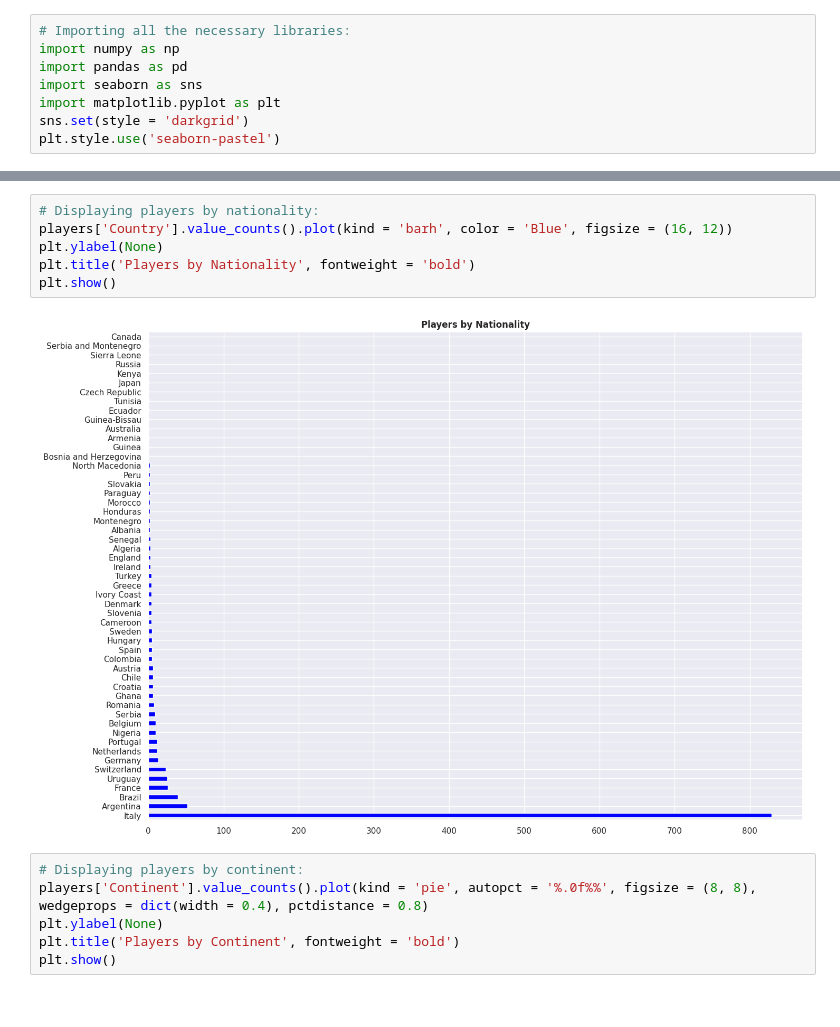
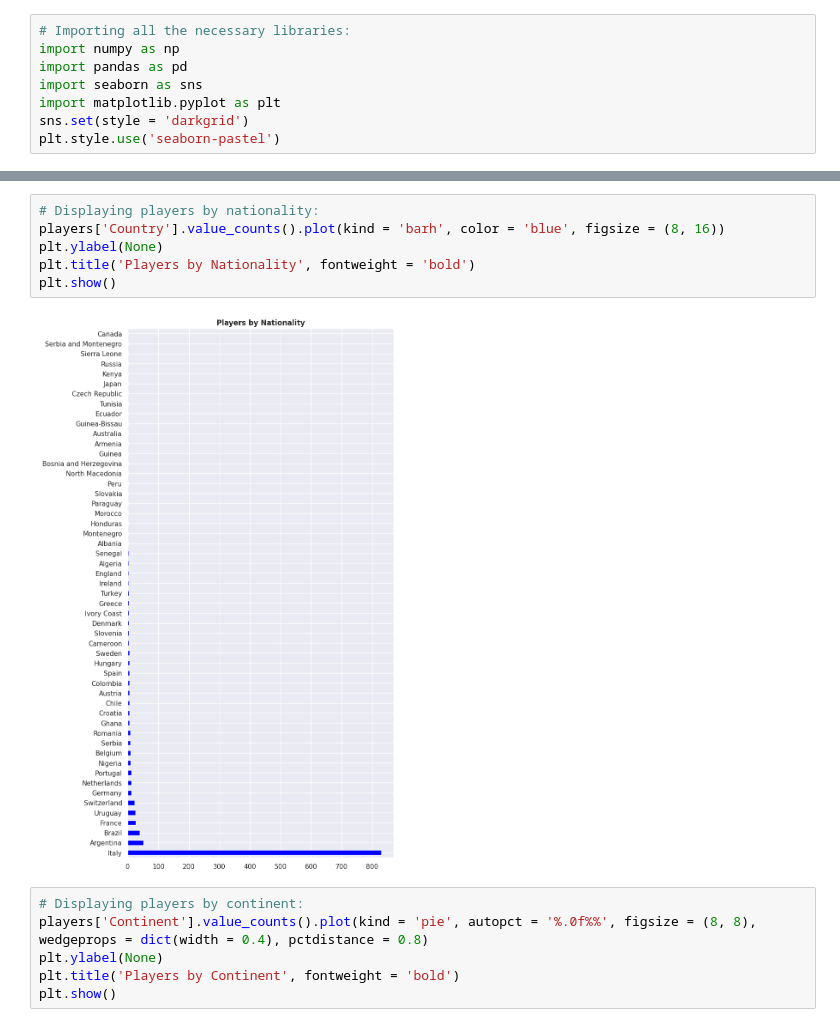
Before and after one commit to guilhermelaviola/InterMilan, a Jupyter notebook: AllPlayers.ipynb, the cells around one changed output, grey strips where cells are left out. Cells and saved outputs as stored; diff of their text form.

```diff
--- a/AllPlayers.ipynb
+++ b/AllPlayers.ipynb
@@ -40,12 +40,12 @@ plt.show()
 [figure]
 # %%
 # Displaying players by nationality:
-players['Country'].value_counts().plot(kind = 'barh', color = 'Blue', figsize = (16, 12))
+players['Country'].value_counts().plot(kind = 'barh', color = 'blue', figsize = (8, 16))
 plt.ylabel(None)
 plt.title('Players by Nationality', fontweight = 'bold')
 plt.show()
 # %% [output]
-[figure, old version]
+[figure, new version]
 # %%
 # Displaying players by continent:
 players['Continent'].value_counts().plot(kind = 'pie', autopct = '%.0f%%', figsize = (8, 8), wedgeprops = dict(width = 0.4), pctdistance = 0.8)
```
Also changed, not shown: parts of 5 cells of this notebook.
